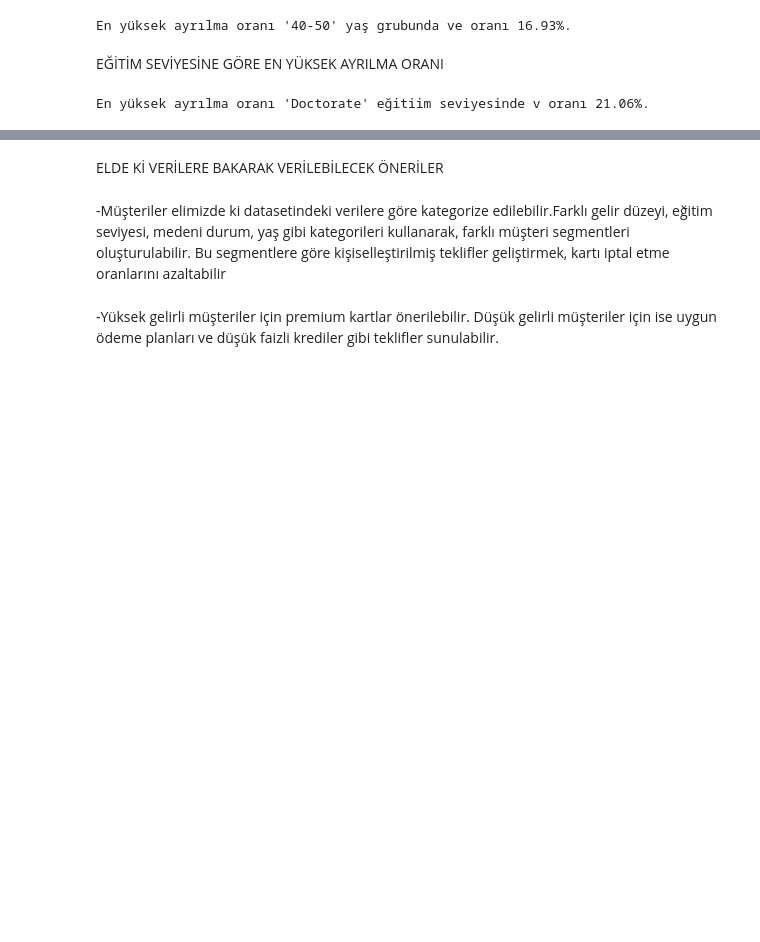
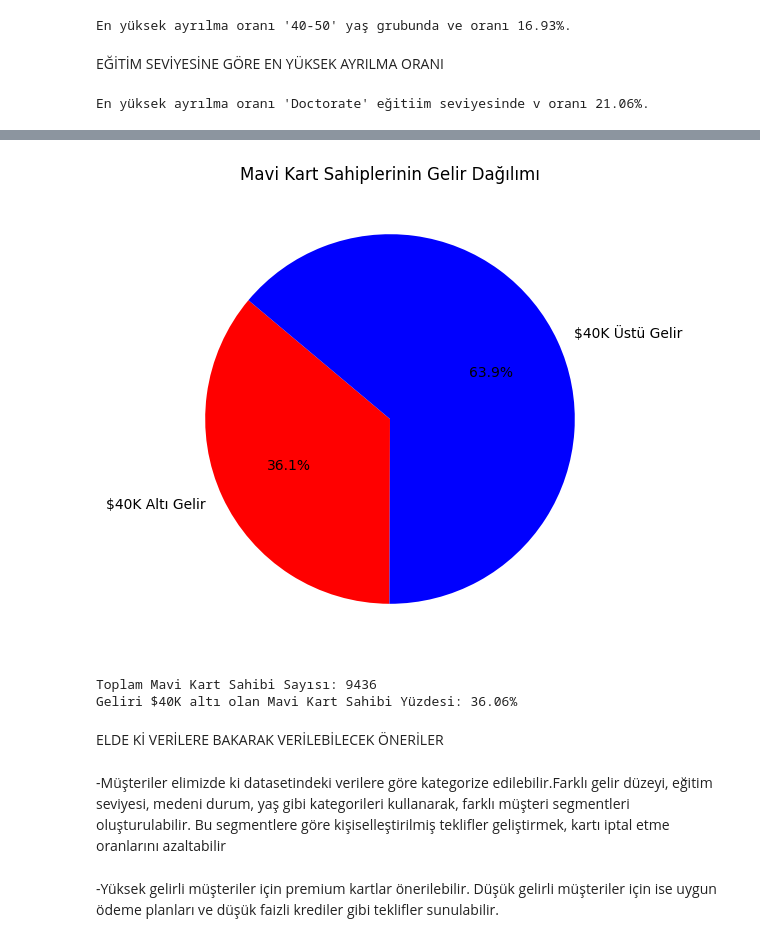
Before and after one commit to KisiselZeynepProjeleri/credit-card-values, a Jupyter notebook: credit_card.ipynb, the cells around one changed output, grey strips where cells are left out. Saved outputs shown, nothing was run; the diff lists cells and outputs as text; code cells hidden in the pictures; blank space fills up the shorter version.

```diff
--- a/credit_card.ipynb
+++ b/credit_card.ipynb
@@ -600,3 +655,18 @@ En yüksek ayrılma oranı 'Doctorate' eğitiim seviyesinde v oranı 21.06%.
+# %%
+fig, ax = plt.subplots(figsize=(6, 6))
+labels = ["$40K Altı Gelir", "$40K Üstü Gelir"]
+values = [düşük_gelirli_mavi_kart_sahipleri, mavi_kart_sayısı - düşük_gelirli_mavi_kart_sahipleri]
+colors = ["red", "blue"]
+ax.pie(values, labels=labels, autopct="%1.1f%%", startangle=140, colors=colors)
+plt.title("Mavi Kart Sahiplerinin Gelir Dağılımı")
+plt.show()
+
+print(f"Toplam Mavi Kart Sahibi Sayısı: {mavi_kart_sayısı}")
+print(f"Geliri $40K altı olan Mavi Kart Sahibi Yüzdesi: {düşük_gelirli_yüzdesi:.2f}%")
+# %% [output]
+[figure, added]
+Toplam Mavi Kart Sahibi Sayısı: 9436
+Geliri $40K altı olan Mavi Kart Sahibi Yüzdesi: 36.06%
 # %% [markdown]
 ELDE Kİ VERİLERE BAKARAK VERİLEBİLECEK ÖNERİLER
 # %% [markdown]
```
Also changed, not shown: parts of 7 cells of this notebook.
